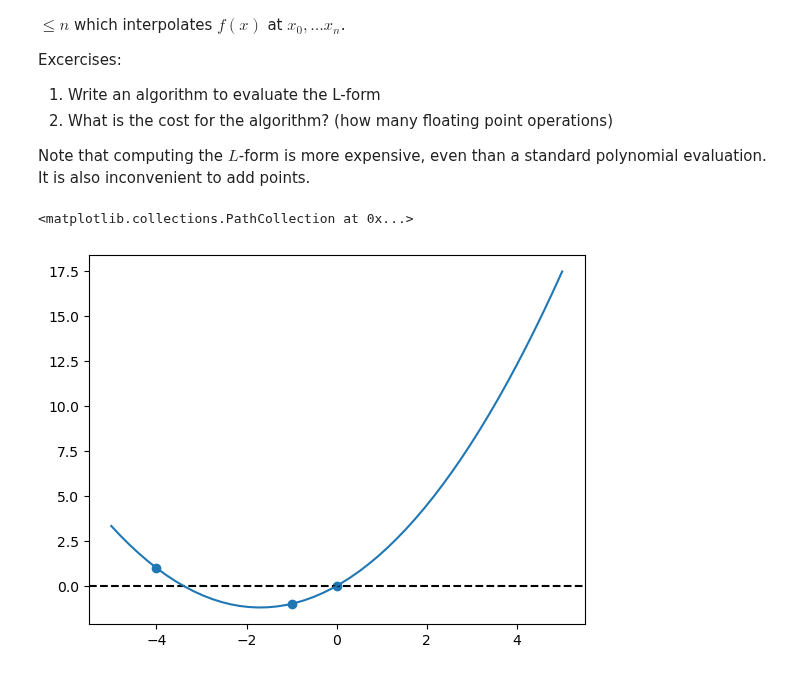
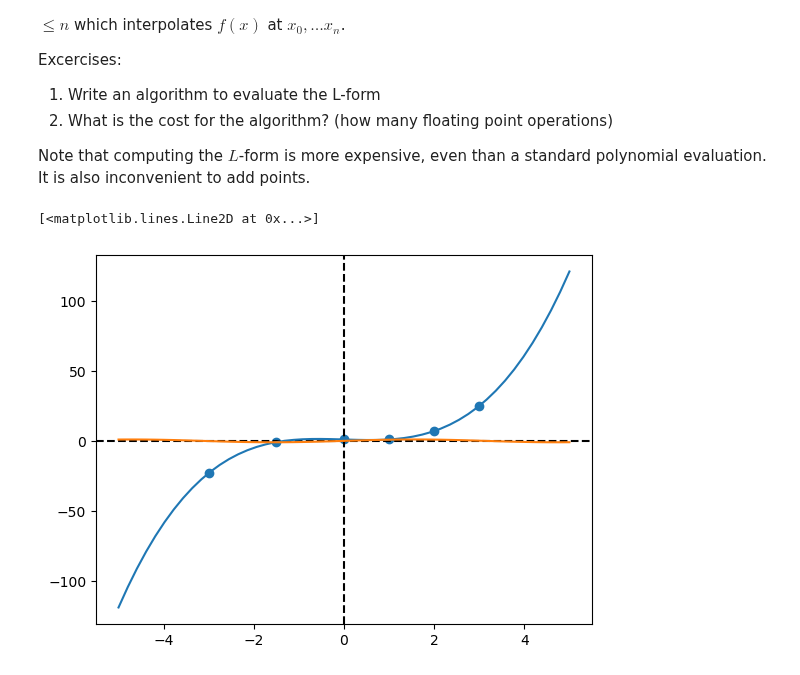
Before and after one commit to PrasunBanerjee04/TechnicalNotes, a Jupyter notebook: Applied Mathematics/Numerical Methods/Introduction.ipynb, the cells around one changed output. Drawn from its saved outputs; the diff is of its cells as text; code cells hidden in the pictures.

```diff
--- a/Applied Mathematics/Numerical Methods/Introduction.ipynb
+++ b/Applied Mathematics/Numerical Methods/Introduction.ipynb
@@ -145,17 +145,26 @@ def evaluateLForm(data, x):
         total += l * y_k
     return total
 # %%
-data = np.array([[-1,-1], [0,0], [-4,1]])
+data = np.array([
+    [-3, -23],
+    [-1.5, -0.875],
+    [0, 1],
+    [1, 1],
+    [2, 7],
+    [3, 25]
+])
 
 x_coords = [x_val for x_val, _ in data]
 y_coords = [y_val for _, y_val in data]
 x = np.linspace(-5, 5, 50)
 y = evaluateLForm(data, x)
 plt.axhline(y=0, color='black', linestyle='--')
+plt.axvline(x=0, color='black', linestyle='--')
 plt.plot(x,y)
 
 plt.scatter(x_coords, y_coords)
+plt.plot(x, np.sin(x))
 # %% [output]
-<matplotlib.collections.PathCollection at 0x...>
+[<matplotlib.lines.Line2D at 0x...>]
-[figure, old version]
+[figure, new version]
 # %% [markdown]
```
Also changed, not shown: parts of 6 cells of this notebook, 4 other files.
